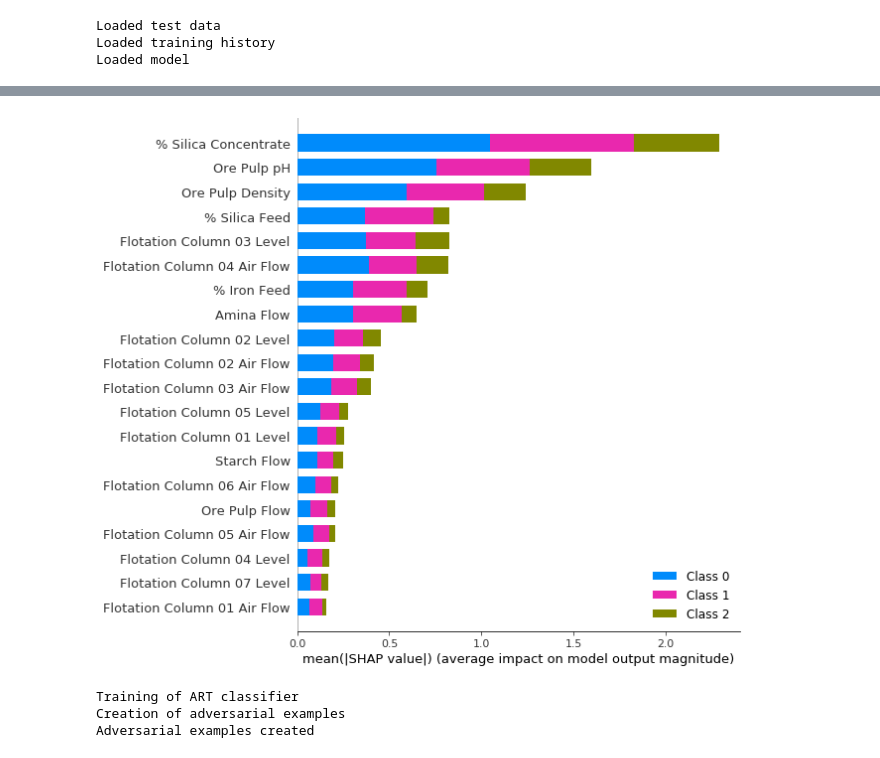
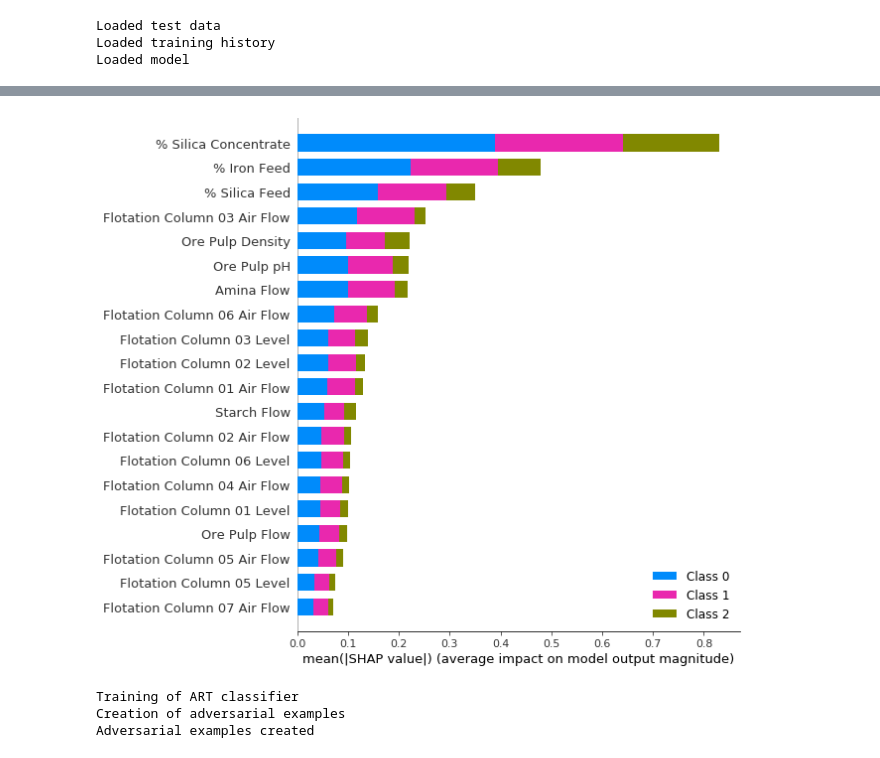
Before and after one commit to moovai/model_validation_tutorial, a Jupyter notebook: Model Validation Tutorial.ipynb, the cells around one changed output, grey strips where cells are left out. Drawn from its saved outputs; the diff is of its cells as text; code cells hidden in the pictures.

```diff
--- a/Model Validation Tutorial.ipynb
+++ b/Model Validation Tutorial.ipynb
@@ -148,12 +149,12 @@ fig.show()
 [interactive output not drawn]
 # %%
 # Interpretability
-background = X_test[:20]
+background = X_test[:200]
 e = shap.DeepExplainer(loaded_model, background)
 shap_values = e.shap_values(X_test)
-shap.summary_plot(shap_values, X_test[100], feature_names=feature_names ,plot_type="bar")
+shap.summary_plot(shap_values, X_test[1000], feature_names=feature_names ,plot_type="bar")
 # %% [output]
-[figure, old version]
+[figure, new version]
 # %%
 #Create classifier to identify the decision boundaries
 classifier = KerasClassifier(model=loaded_model, use_logits=False)
```
Also changed, not shown: parts of 13 cells of this notebook, 14 other files.
